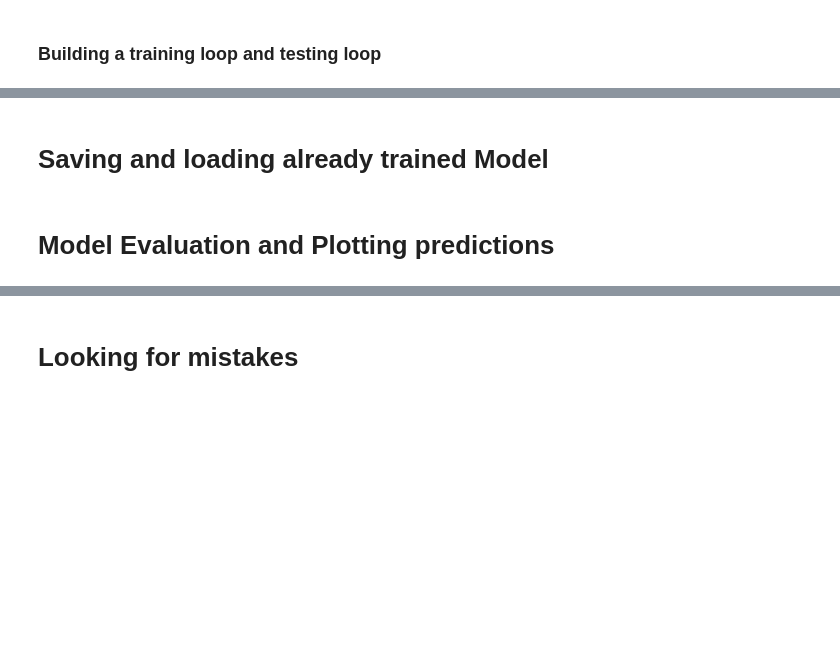
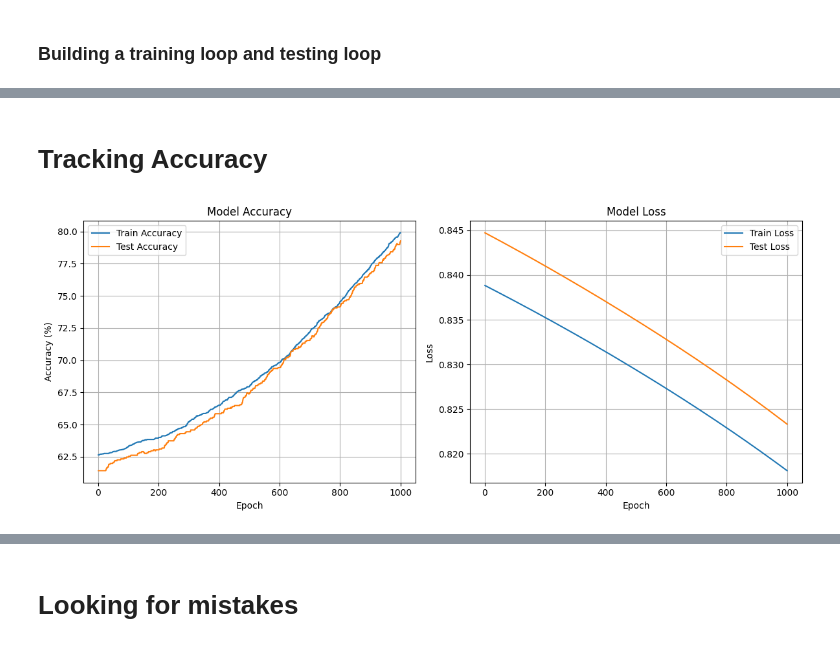
Before and after one commit to juiyloki/SpaceAppsExoplanets, a Jupyter notebook: src/backend/KeplerNN.ipynb, the cells around one changed output, grey strips where cells are left out. Drawn from its saved outputs; the diff is of its cells as text; code cells hidden in the pictures; blank space fills up the shorter version.

Commit message:
Saving + Loading Model, Plotting accuracy and loss

```diff
--- a/src/backend/KeplerNN.ipynb
+++ b/src/backend/KeplerNN.ipynb
@@ -331,6 +333,12 @@ torch.cuda.manual_seed(42)
 
 # Set the number of epochs
 epochs = 1000
+
+# Tracking loss and accuracy
+track_accuracy = []
+track_loss = []
+track_test_accuracy = []
+track_test_loss = []
 
 # Put data to target device
 X_train, y_train = X_train.to(device), y_train.to(device)
@@ -346,7 +354,9 @@ for epoch in range(epochs):
 
     # 2. Calculate the loss / cost
     loss = loss_fn(y_logits, y_train)
+    track_loss.append(loss.item())
     acc = accuracy_fn(y_true=y_train, y_pred=y_pred)
+    track_accuracy.append(acc)
 
     # 3. Optimizer zero grad
     optimizer.zero_grad()
@@ -366,7 +376,9 @@ for epoch in range(epochs):
 
         # 2. Calculate test loss/acc
         test_loss = loss_fn(test_logits, y_test)
+        track_test_loss.append(test_loss.item())
         test_acc = accuracy_fn(y_true=y_test, y_pred=test_pred)
+        track_test_accuracy.append(test_acc)
 
     # Print out what's happenin'
     if epoch % 100 == 0 or epoch == 999:
@@ -387,4 +399,2 @@ Epoch 999 | loss: 0.01769, accuracy: 99.65%, Test loss: 0.02913, Test accuracy:
-# %% [markdown]
-# Saving and loading already trained Model
 # %% [markdown]
-# Model Evaluation and Plotting predictions
+# Tracking Accuracy
@@ -414,0 +401,31 @@ def plot_predictions(train_data=X_train,
+# %%
+import matplotlib.pyplot as plt
+
+epoch_range = range(1, epochs + 1)
+
+plt.figure(figsize=(12, 5))
+
+# Accuracy
+plt.subplot(1, 2, 1)
+plt.plot(epoch_range, track_accuracy, label='Train Accuracy')
+plt.plot(epoch_range, track_test_accuracy, label='Test Accuracy')
+plt.title('Model Accuracy')
+plt.xlabel('Epoch')
+plt.ylabel('Accuracy (%)')
+plt.legend()
+plt.grid(True)
+
+# Loss
+plt.subplot(1, 2, 2)
+plt.plot(epoch_range, track_loss, label='Train Loss')
+plt.plot(epoch_range, track_test_loss, label='Test Loss')
+plt.title('Model Loss')
+plt.xlabel('Epoch')
+plt.ylabel('Loss')
+plt.legend()
+plt.grid(True)
+
+plt.tight_layout()
+plt.show()
+# %% [output]
+[figure, added]
```
Also changed, not shown: parts of 15 cells of this notebook.
